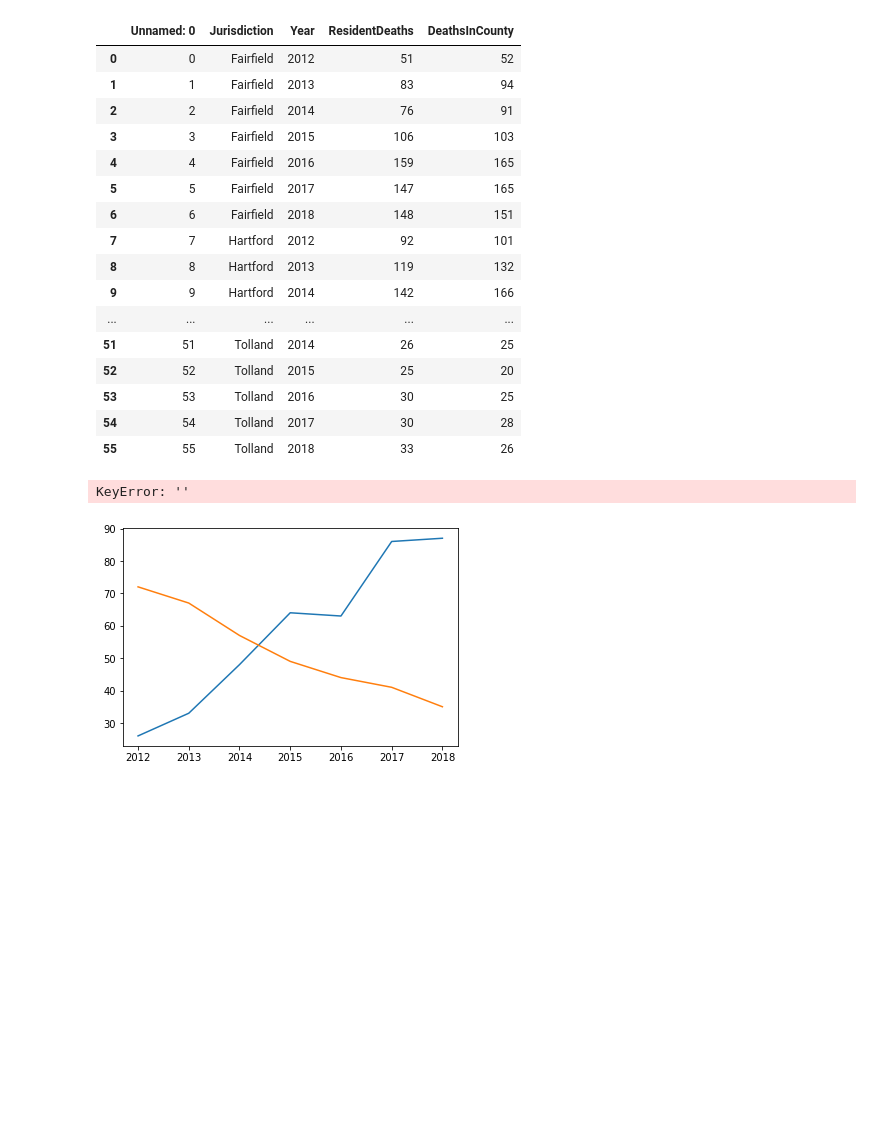
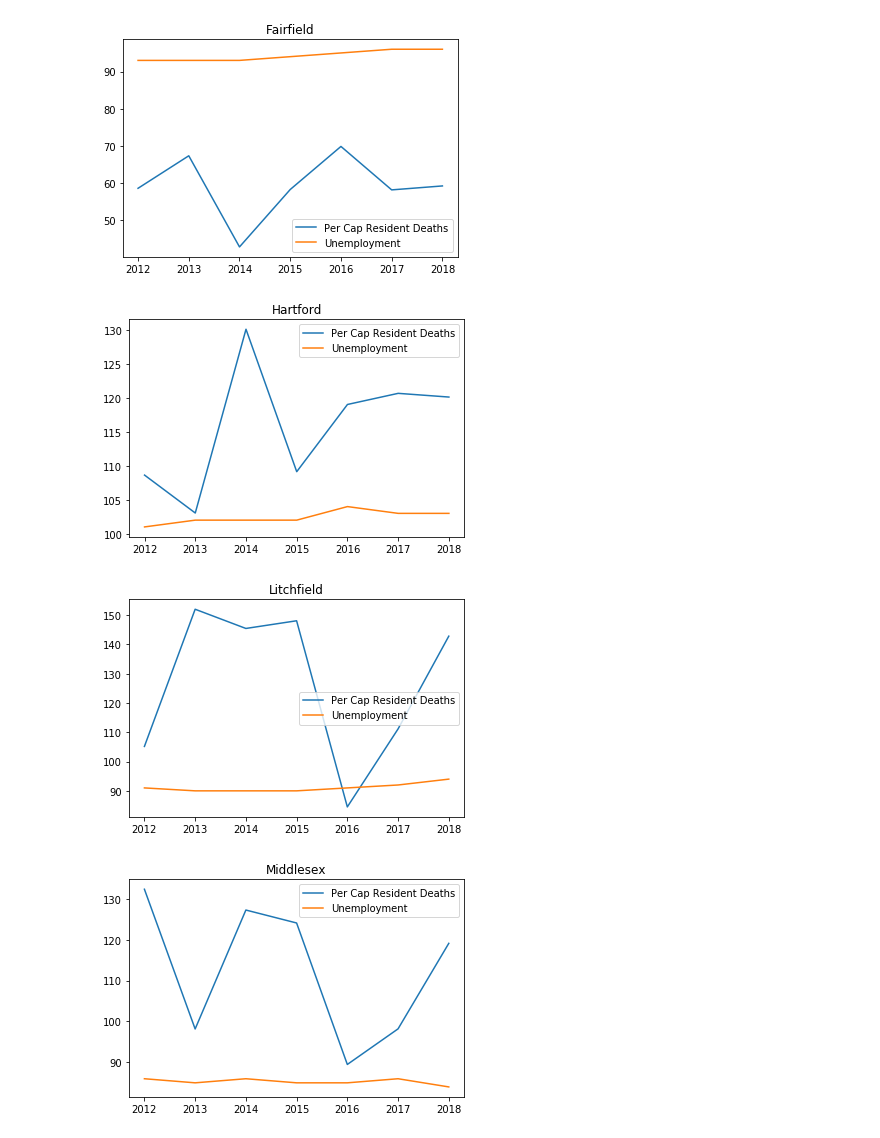
Before and after one commit to jeremyrrose/python_project03, a Jupyter notebook: plot_data.ipynb, the cells around one changed output. Saved outputs shown, nothing was run; the diff lists cells and outputs as text; code cells hidden in the pictures; blank space fills up the shorter version.

```diff
--- a/plot_data.ipynb
+++ b/plot_data.ipynb
@@ -5,34 +5,24 @@ from matplotlib import pyplot as plt
 # %%
 composite_info = pd.read_csv('data/CT_composite.csv')
 death_info = pd.read_csv('data/deaths_by_county.csv')
-death_info
-# %% [output]
-|  | Unnamed: 0 | Jurisdiction | Year | ResidentDeaths | DeathsInCounty |
-| 0 | 0 | Fairfield | 2012 | 51 | 52 |
-| 1 | 1 | Fairfield | 2013 | 83 | 94 |
-| 2 | 2 | Fairfield | 2014 | 76 | 91 |
-| 3 | 3 | Fairfield | 2015 | 106 | 103 |
-| 4 | 4 | Fairfield | 2016 | 159 | 165 |
-| 5 | 5 | Fairfield | 2017 | 147 | 165 |
-| 6 | 6 | Fairfield | 2018 | 148 | 151 |
-| 7 | 7 | Hartford | 2012 | 92 | 101 |
-| 8 | 8 | Hartford | 2013 | 119 | 132 |
-| 9 | 9 | Hartford | 2014 | 142 | 166 |
-| ... | ... | ... | ... | ... | ... |
-| 51 | 51 | Tolland | 2014 | 26 | 25 |
-| 52 | 52 | Tolland | 2015 | 25 | 20 |
-| 53 | 53 | Tolland | 2016 | 30 | 25 |
-| 54 | 54 | Tolland | 2017 | 30 | 28 |
-| 55 | 55 | Tolland | 2018 | 33 | 26 |
 # %%
 # plot test -- to incorporate in loop
 def unemployment_and_resident_deaths(county):
     df = composite_info[composite_info["Jurisdiction"] == county]
-    plt.plot(df["Year"],df["ResidentDeaths"])
-    plt.plot(df["Year"],df["%Unemployed"] * 10)
-    plt.plot(df["Year"],df[""])
+    plt.plot(df["Year"],df["ResidentDeathsNorm"], label="Per Cap Resident Deaths")
+    plt.plot(df["Year"],df["unempNorm"], label="Unemployment")
+    plt.title(county)
+    plt.legend()
+    plt.show()
-# %%
-unemployment_and_resident_deaths('Middlesex')
-# %% [output]
-KeyError: ''
-[figure, removed]
+# %%
+def unemp_res_deaths_all():
+    for jurisdiction in list(composite_info["Jurisdiction"].unique()):
+        if jurisdiction != "Connecticut":
+            unemployment_and_resident_deaths(jurisdiction)
+
+unemp_res_deaths_all()
+# %% [output]
+[figure, added]
+[figure, added]
+[figure, added]
+[figure, added]
```
Also changed, not shown: parts of 4 cells of this notebook, 3 other files.
